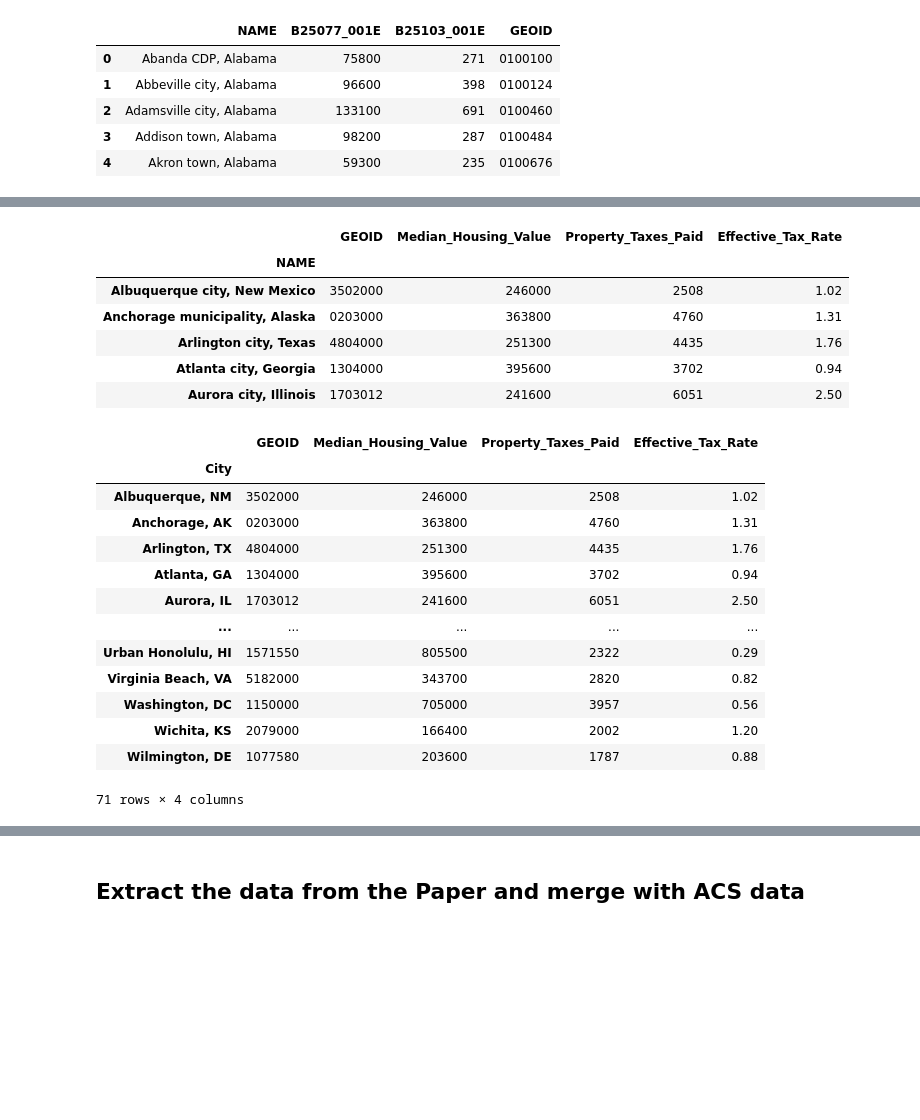
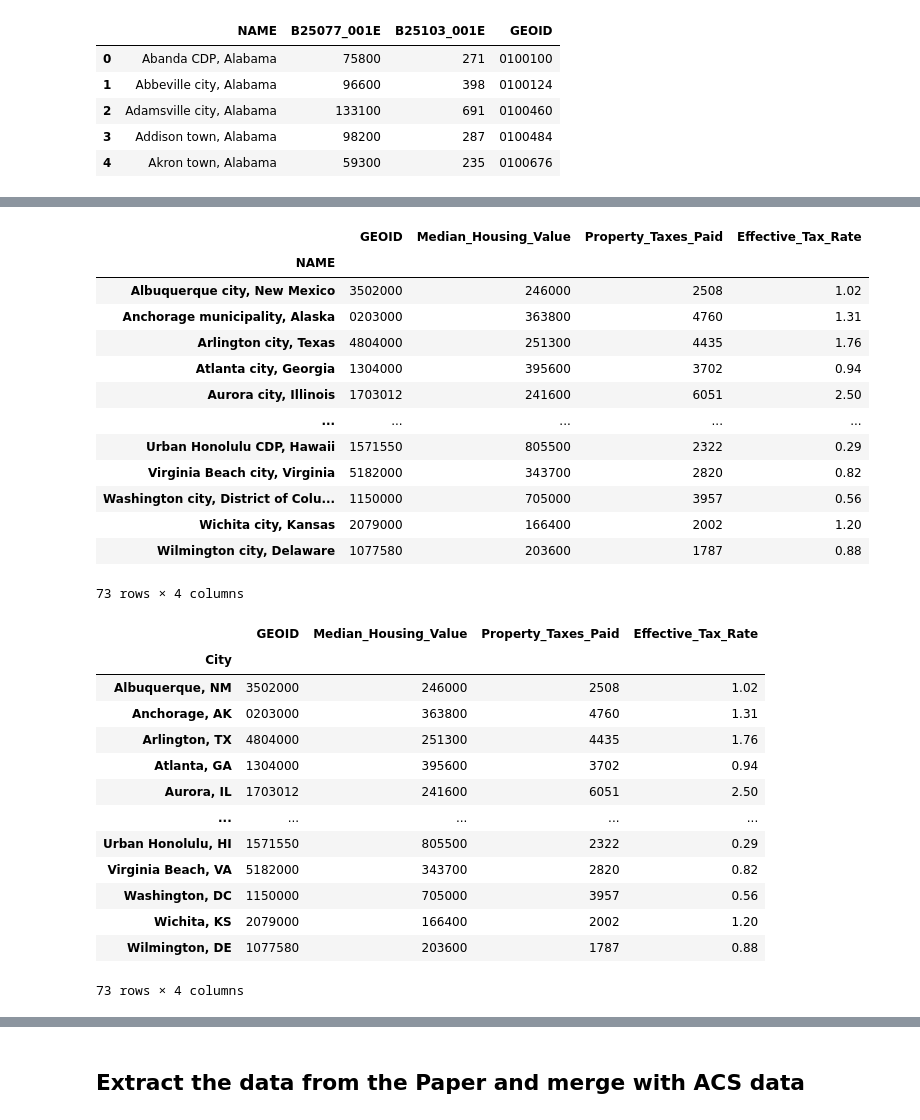
Before and after one commit to Howard-Cheng/dejure-defacto-taxrates, a Jupyter notebook: ACS.ipynb, the cells around one changed output, grey strips where cells are left out. Cells and saved outputs as stored; diff of their text form; code cells hidden in the pictures; blank space fills up the shorter version.

```diff
--- a/ACS.ipynb
+++ b/ACS.ipynb
@@ -88,49 +97,56 @@ investigated_cities = [
     "Albuquerque city, New Mexico", "Anchorage municipality, Alaska", "Arlington city, Texas", "Atlanta city, Georgia",
     "Aurora city, Illinois", "Austin city, Texas", "Bakersfield city, California", "Baltimore city, Maryland",
     "Billings city, Montana", "Birmingham city, Alabama", "Boise City city, Idaho", "Boston city, Massachusetts",
-    "Bridgeport city, Connecticut", "Buffalo city, New York", "Charleston city, South Carolina",
-    "Charlotte city, North Carolina", "Cheyenne city, Wyoming", "Chicago city, Illinois",
+    "Bridgeport city, Connecticut", "Buffalo city, New York", "Burlington city, Vermont", "Charleston city, South Carolina",
+    "Charleston city, West Virginia", "Charlotte city, North Carolina", "Cheyenne city, Wyoming", "Chicago city, Illinois",
     "Colorado Springs city, Colorado", "Columbus city, Ohio", "Dallas city, Texas", "Denver city, Colorado",
     "Des Moines city, Iowa", "Detroit city, Michigan", "El Paso city, Texas", "Fargo city, North Dakota",
     "Fort Worth city, Texas", "Fresno city, California", "Houston city, Texas", "Indianapolis city (balance), Indiana",
     "Jacksonville city, Florida", "Kansas City city, Missouri", "Las Vegas city, Nevada", "Little Rock city, Arkansas",
-    "Long Beach city, California", "Los Angeles city, California", "Louisville/Jefferson County metro government (balance), Kentucky", "Manchester city, New Hampshire",
-    "Memphis city, Tennessee", "Mesa city, Arizona", "Miami city, Florida", "Milwaukee city, Wisconsin",
-    "Minneapolis city, Minnesota", "Nashville-Davidson metropolitan government (balance), Tennessee", "New Orleans city, Louisiana", "New York city, New York",
-    "Newark city, New Jersey", "Oakland city, California", "Oklahoma City city, Oklahoma", "Omaha city, Nebraska",
-    "Philadelphia city, Pennsylvania", "Phoenix city, Arizona", "Portland city, Maine", "Portland city, Oregon",
+    "Long Beach city, California", "Los Angeles city, California", "Louisville/Jefferson County metro government (balance), Kentucky",
+    "Manchester city, New Hampshire", "Memphis city, Tennessee", "Mesa city, Arizona", "Miami city, Florida", "Milwaukee city, Wisconsin",
+    "Minneapolis city, Minnesota", "Nashville-Davidson metropolitan government (balance), Tennessee", "New Orleans city, Louisiana",
+    "New York city, New York", "Newark city, New Jersey", "Oakland city, California", "Oklahoma City city, Oklahoma",
+    "Omaha city, Nebraska", "Philadelphia city, Pennsylvania", "Phoenix city, Arizona", "Portland city, Maine", "Portland city, Oregon",
     "Providence city, Rhode Island", "Raleigh city, North Carolina", "Sacramento city, California", "Salt Lake City city, Utah",
     "San Antonio city, Texas", "San Diego city, California", "San Francisco city, California", "San Jose city, California",
     "Seattle city, Washington", "Sioux Falls city, South Dakota", "Tucson city, Arizona", "Tulsa city, Oklahoma",
     "Urban Honolulu CDP, Hawaii", "Virginia Beach city, Virginia", "Washington city, District of Columbia",
     "Wichita city, Kansas", "Wilmington city, Delaware"
 ]
 
 # filter investigated_cities only
 df_filtered = df[df['NAME'].isin(investigated_cities)]
 
 # sort the NAME column using alphabetical orderm, rename the dataframe to df_acs
 df_acs = df_filtered.sort_values(by='NAME')
 
 # set the index to NAME
 df_acs.set_index('NAME', inplace=True)
 
-df_acs.head()
+df_acs
 # %% [output]
 |  | GEOID | Median_Housing_Value | Property_Taxes_Paid | Effective_Tax_Rate |
 | NAME |  |  |  |  |
 | Albuquerque city, New Mexico | 3502000 | 246000 | 2508 | 1.02 |
 | Anchorage municipality, Alaska | 0203000 | 363800 | 4760 | 1.31 |
 | Arlington city, Texas | 4804000 | 251300 | 4435 | 1.76 |
 | Atlanta city, Georgia | 1304000 | 395600 | 3702 | 0.94 |
 | Aurora city, Illinois | 1703012 | 241600 | 6051 | 2.50 |
+| ... | ... | ... | ... | ... |
+| Urban Honolulu CDP, Hawaii | 1571550 | 805500 | 2322 | 0.29 |
+| Virginia Beach city, Virginia | 5182000 | 343700 | 2820 | 0.82 |
+| Washington city, District of Colu... | 1150000 | 705000 | 3957 | 0.56 |
+| Wichita city, Kansas | 2079000 | 166400 | 2002 | 1.20 |
+| Wilmington city, Delaware | 1077580 | 203600 | 1787 | 0.88 |
+73 rows × 4 columns
 # %%
 # Change labels to match with the paper
 df_acs['City'] = [
         "Albuquerque, NM", "Anchorage, AK", "Arlington, TX", "Atlanta, GA",
         "Aurora, IL", "Austin, TX", "Bakersfield, CA", "Baltimore, MD", "Billings, MT",
         "Birmingham, AL", "Boise City, ID", "Boston, MA", "Bridgeport, CT", "Buffalo, NY",
-        "Charleston, SC", "Charlotte, NC", "Cheyenne, WY",
+        "Burlington, VT", "Charleston, SC", "Charleston, WV", "Charlotte, NC", "Cheyenne, WY",
         "Chicago, IL", "Colorado Springs, CO", "Columbus, OH", "Dallas, TX", "Denver, CO",
         "Des Moines, IA", "Detroit, MI", "El Paso, TX", "Fargo, ND", "Fort Worth, TX",
         "Fresno, CA", "Houston, TX", "Indianapolis city, IN", "Jacksonville, FL", "Kansas City, MO",
@@ -162,4 +178,4 @@ df_acs
 | Washington, DC | 1150000 | 705000 | 3957 | 0.56 |
 | Wichita, KS | 2079000 | 166400 | 2002 | 1.20 |
 | Wilmington, DE | 1077580 | 203600 | 1787 | 0.88 |
-71 rows × 4 columns
+73 rows × 4 columns
```
Also changed, not shown: parts of 6 cells of this notebook.
